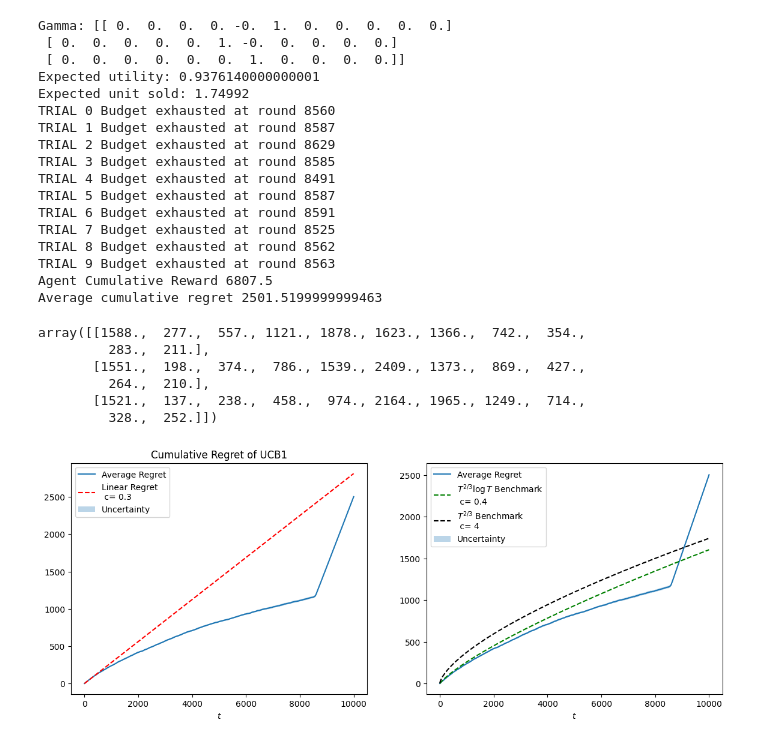
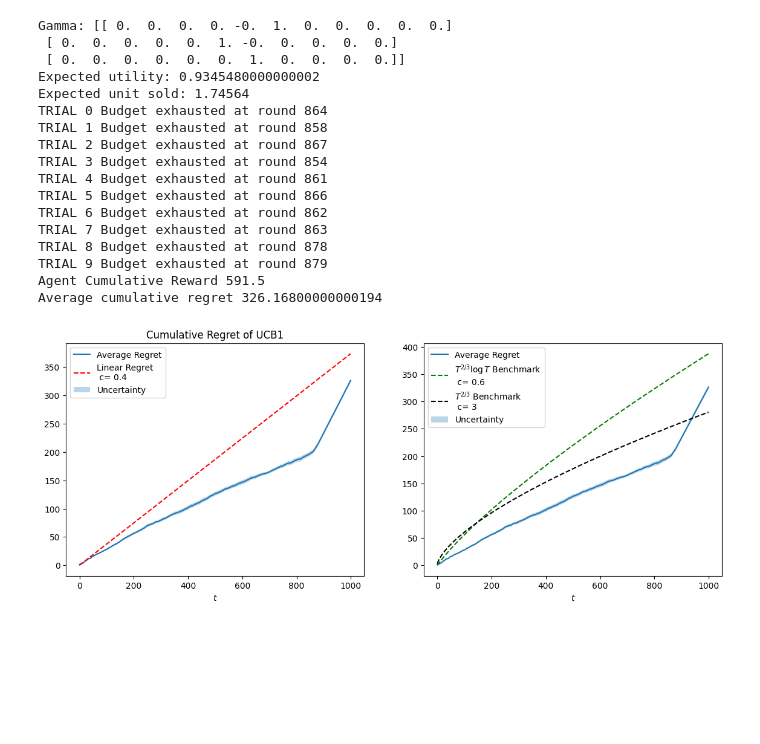
Before and after one commit to matteopasqual02/OLA-2025-project, a Jupyter notebook: R2_Multiple_products_and_stochastic_environment.ipynb, the cells around one changed output. Drawn from its saved outputs; the diff is of its cells as text; code cells hidden in the pictures; blank space fills up the shorter version.

```diff
--- a/R2_Multiple_products_and_stochastic_environment.ipynb
+++ b/R2_Multiple_products_and_stochastic_environment.ipynb
@@ -180,8 +180,8 @@ class CombinatorialCompanyUCB1:
         self.t += 1
 # %%
 # Experiment setup
-T = 10000
-B = 15000
+T = 1000
+B = 1500
 P = np.linspace(0, 1, 11)
 K = len(P)
 N = 3
@@ -240,29 +240,20 @@ print("Average cumulative regret", average_regret[-1])
 Gamma: [[ 0.  0.  0.  0. -0.  1.  0.  0.  0.  0.  0.]
  [ 0.  0.  0.  0.  0.  1. -0.  0.  0.  0.  0.]
  [ 0.  0.  0.  0.  0.  0.  1.  0.  0.  0.  0.]]
-Expected utility: 0.9376140000000001
-Expected unit sold: 1.74992
-TRIAL 0 Budget exhausted at round 8560
-TRIAL 1 Budget exhausted at round 8587
-TRIAL 2 Budget exhausted at round 8629
-TRIAL 3 Budget exhausted at round 8585
-TRIAL 4 Budget exhausted at round 8491
-TRIAL 5 Budget exhausted at round 8587
-TRIAL 6 Budget exhausted at round 8591
-TRIAL 7 Budget exhausted at round 8525
-TRIAL 8 Budget exhausted at round 8562
-TRIAL 9 Budget exhausted at round 8563
-Agent Cumulative Reward 6807.5
-Average cumulative regret 2501.5199999999463
+Expected utility: 0.9345480000000002
+Expected unit sold: 1.74564
+TRIAL 0 Budget exhausted at round 864
+TRIAL 1 Budget exhausted at round 858
+TRIAL 2 Budget exhausted at round 867
+TRIAL 3 Budget exhausted at round 854
+TRIAL 4 Budget exhausted at round 861
+TRIAL 5 Budget exhausted at round 866
+TRIAL 6 Budget exhausted at round 862
+TRIAL 7 Budget exhausted at round 863
+TRIAL 8 Budget exhausted at round 878
+TRIAL 9 Budget exhausted at round 879
+Agent Cumulative Reward 591.5
+Average cumulative regret 326.16800000000194
-# %%
-agent.N_pulls
-# %% [output]
-array([[1588.,  277.,  557., 1121., 1878., 1623., 1366.,  742.,  354.,
-         283.,  211.],
-       [1551.,  198.,  374.,  786., 1539., 2409., 1373.,  869.,  427.,
-         264.,  210.],
-       [1521.,  137.,  238.,  458.,  974., 2164., 1965., 1249.,  714.,
-         328.,  252.]])
 # %%
 fig, axs = plt.subplots(1, 2, figsize=(14, 5))
 
@@ -270,7 +261,7 @@ fig, axs = plt.subplots(1, 2, figsize=(14, 5))
 axs[0].plot(np.arange(T), average_regret, label='Average Regret')
 axs[0].set_title('Cumulative Regret of UCB1')
 
-c_linear = 0.3
+c_linear = 0.4
 linear_regret = np.arange(T) * exp_utility * c_linear
 axs[0].plot(np.arange(T), linear_regret, label='Linear Regret' f'\n c= {c_linear}', linestyle='--', color='red')
 axs[0].fill_between(
@@ -279,33 +270,33 @@ axs[0].fill_between(
     average_regret + regret_std / np.sqrt(n_trials),
     alpha=0.3,
     label='Uncertainty'
 )
 axs[0].set_xlabel('$t$')
 axs[0].legend()
 
 # Second subplot: T^{2/3} benchmark
 axs[1].plot(np.arange(T), average_regret, label='Average Regret')
 t_vals = np.arange(1, T+1)
-c_log = 0.4
+c_log = 0.6
 benchmark = (t_vals ** (2/3)) * np.log(t_vals) * exp_utility * c_log
 axs[1].plot(np.arange(T), benchmark, label=r'$T^{2/3}\log T$ Benchmark' + f'\n c= {c_log}', linestyle='--', color='green')
-c_no_log = 4
+c_no_log = 3
 benchmark = (t_vals ** (2/3)) * exp_utility * c_no_log
 axs[1].plot(np.arange(T), benchmark, label=r'$T^{2/3}$ Benchmark'+ f'\n c= {c_no_log}', linestyle='--', color='black')
 
 # Fill between for uncertainty in the second plot
 axs[1].fill_between(
     np.arange(T),
     average_regret - regret_std / np.sqrt(n_trials),
     average_regret + regret_std / np.sqrt(n_trials),
     alpha=0.3,
     label='Uncertainty'
 )
 
 # Set titles and labels for the second subplot
 axs[1].set_xlabel('$t$')
 axs[1].legend()
 
 plt.show()
 # %% [output]
-[figure, old version]
+[figure, new version]
```
